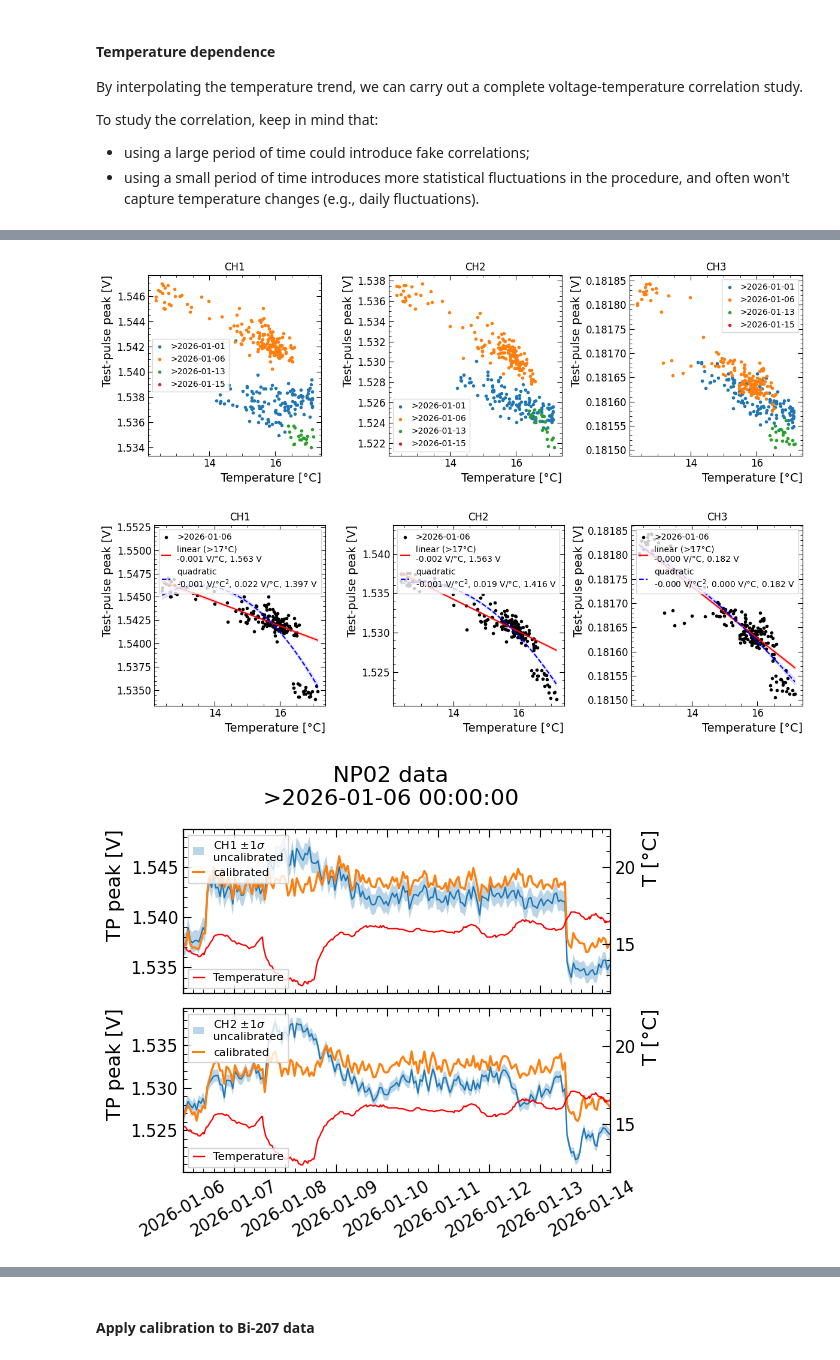
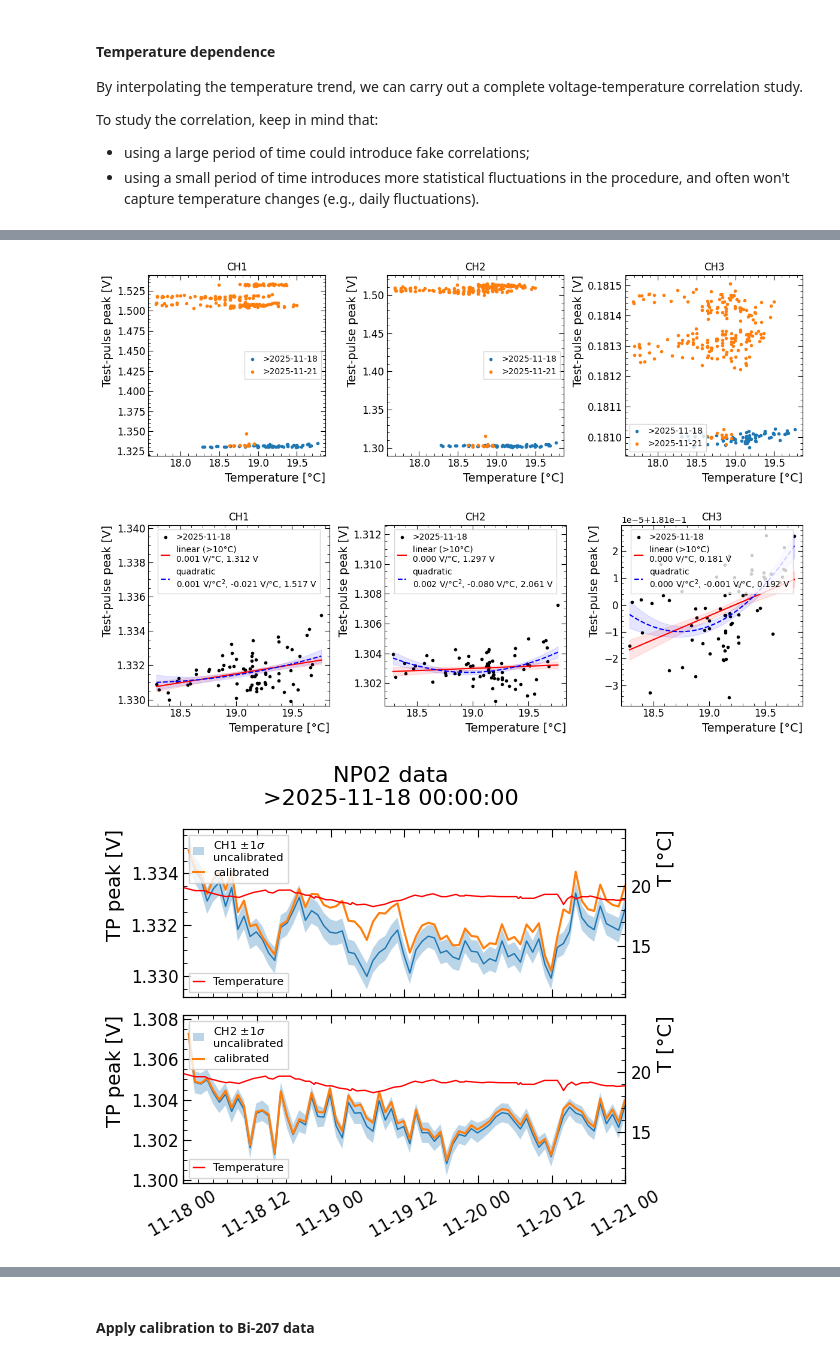
Before and after one commit to rtriozzi/pmana, a Jupyter notebook: notebooks/calibration/pmana_CERN_calibration.ipynb, the cells around one changed output, grey strips where cells are left out. Drawn from its saved outputs; the diff is of its cells as text; code cells hidden in the pictures.

```diff
--- a/notebooks/calibration/pmana_CERN_calibration.ipynb
+++ b/notebooks/calibration/pmana_CERN_calibration.ipynb
@@ -72,6 +126,7 @@ Temperatures['Date'] = pandas.to_datetime(
     utc=True
 )
 Temperatures = Temperatures.drop_duplicates()
+Temperatures = Temperatures.sort_values(by=['Date'])
 # %%
 # analyze campaign
 Output = pmana.utils.anatestdata.IterateCERN(
@@ -176,14 +232,22 @@ plt.show()
 fig, axes = plt.subplots(figsize=(4*3, 4), ncols=3, layout='tight')
 
 DateLowLimits = [
+  # november
+  datetime.datetime(2025, 11, 18),
+  datetime.datetime(2025, 11, 21)
+  # # december
   # datetime.datetime(2025, 12, 5),
   # datetime.datetime(2025, 12, 11),
   # datetime.datetime(2025, 12, 19),
   # datetime.datetime(2025, 12, 24)
-  datetime.datetime(2026, 1, 1),
-  datetime.datetime(2026, 1, 6, 12),
-  datetime.datetime(2026, 1, 13, 12),
-  datetime.datetime(2026, 1, 15)
+  # # january
+  # datetime.datetime(2026, 1, 1),
+  # datetime.datetime(2026, 1, 6, 12),
+  # datetime.datetime(2026, 1, 13, 12),
+  # datetime.datetime(2026, 1, 15)
+  # # january v2
+  # datetime.datetime(2026, 1, 17),
+  # datetime.datetime(2026, 1, 21),
 ]
 
 for i in range(len(DateLowLimits)):
@@ -204,7 +268,7 @@ for i in range(len(DateLowLimits)):
 
 plt.show()
 # %% [output]
-[figure, old version]
+[figure, new version]
 # %%
 def linear(T, a, b):
     return a*T + b
@@ -232,8 +296,17 @@ def quadratic_band(T, cov):
 # %%
 fig, axes = plt.subplots(figsize=(4*3, 4), ncols=3, layout='tight')
 
-LowDate = datetime.datetime(2026, 1, 6, 12)
-Mask = (Output['Date'] > LowDate)
+# november
+LowDate = datetime.datetime(2025, 11, 18)
+HighDate = datetime.datetime(2025, 11, 21)
+Mask = (Output['Date'] > LowDate) & (Output['Date'] < HighDate)
+# # december
+# LowDate = datetime.datetime(2026, 1, 17)
+# HighDate = datetime.datetime(2026, 1, 21)
+# Mask = (Output['Date'] > LowDate) & (Output['Date'] < HighDate)
+# # january
+# LowDate = datetime.datetime(2026, 1, 6, 12)
+# Mask = (Output['Date'] > LowDate)
 
 LinearCalibration = []
 QuadraticCalibration = []
@@ -247,16 +320,23 @@ for i, ax in enumerate(axes):
   x = Output[Mask]['T'].values
   y = Output[Mask][f'Peak_CH{i+1}'].values
 
-  # linear
-  MaskFit = (x < 16.5)
+  ## linear
+  # november
+  Temp = 10
+  MaskFit = (x > Temp)
+  # # december
+  # MaskFit = (x < 100)
+  # # january
+  # Temp = 17
+  # MaskFit = (x < HighTemp)
   par, cov = scipy.optimize.curve_fit(linear, x[MaskFit], y[MaskFit]); LinearCalibration.append(par)
   domain = numpy.linspace(min(x), max(x), 100)
   ax.plot(domain, linear(domain, *par), c='red', lw=1.5,
-          label=f'linear (>17°C)\n{par[0]:.3f} V/°C, {par[1]:.3f} V')
+          label=f'linear (>{Temp}°C)\n{par[0]:.3f} V/°C, {par[1]:.3f} V')
   err_lin = linear_band(domain, cov)
   ax.fill_between(domain, linear(domain, *par) - err_lin, linear(domain, *par) + err_lin, color='red', alpha=0.1)
 
-  # poly
+  ### poly
   parpoly, covpoly = scipy.optimize.curve_fit(quadratic, x, y); QuadraticCalibration.append(parpoly)
   ax.plot(domain, quadratic(domain, *parpoly), c='blue', lw=1.5, ls='--',
           label=f'quadratic\n{parpoly[0]:.3f} V/°C$^2$, {parpoly[1]:.3f} V/°C, {parpoly[2]:.3f} V')
@@ -271,7 +351,7 @@ for i, ax in enumerate(axes):
 
 plt.show()
 # %% [output]
-[figure, old version]
+[figure, new version]
 # %%
 def ApplyCalibration(peak, T, par, mode='linear'):
 
@@ -301,8 +381,17 @@ def ApplyCalibration(peak, T, par, mode='linear'):
 # %%
 fig, ax = plt.subplots(figsize=(6, 2.5*2), nrows=2, layout='tight')
 
-LowDate = datetime.datetime(2026, 1, 6)
-Mask = (Output.Date > LowDate)
+# november
+LowDate = datetime.datetime(2025, 11, 18)
+HighDate = datetime.datetime(2025, 11, 21)
+Mask = (Output.Date > LowDate) & (Output.Date < HighDate)
+# # december
+# LowDate = datetime.datetime(2025, 12, 1)
+# Mask = (Output.Date > LowDate)
+# # juanary
+# LowDate = datetime.datetime(2026, 1, 17)
+# HighDate = datetime.datetime(2026, 1, 21)
+# Mask = (Output.Date > LowDate) & (Output.Date < HighDate)
 OutputMasked = Output[Mask].copy()
 
 # the time range is important: you need a reference temperature
@@ -336,35 +425,35 @@ OutputMasked['Peak_CH2_Cal_Poly'] = ApplyCalibration(
 # CH1
 ax[0].plot(OutputMasked.Date, OutputMasked.Peak_CH1, lw=1)
 ax[0].fill_between(OutputMasked.Date, OutputMasked.Peak_CH1-OutputMasked.Err_Peak_CH1,  OutputMasked.Peak_CH1+OutputMasked.Err_Peak_CH1, alpha=0.3, label='CH1 $\\pm1\\sigma$\nuncalibrated')
 ax[0].plot(OutputMasked.Date, OutputMasked.Peak_CH1_Cal, lw=1.5, label='calibrated')
 # ax[0].plot(OutputMasked.Date, OutputMasked.Peak_CH1_Cal_Poly, lw=1.5, ls=':', label='quadratic')
 pmana.utils.plotting.UpdateMatplotlibStyle(ax[0], None, 'TP peak [V]')
 ax[0].set_xticklabels([])
 
 # CH2
 ax[1].plot(OutputMasked.Date, OutputMasked.Peak_CH2, lw=1)
 ax[1].fill_between(OutputMasked.Date, OutputMasked.Peak_CH2-OutputMasked.Err_Peak_CH2,  OutputMasked.Peak_CH2+OutputMasked.Err_Peak_CH2, alpha=0.3, label='CH2 $\\pm1\\sigma$\nuncalibrated')
 ax[1].plot(OutputMasked.Date, OutputMasked.Peak_CH2_Cal, lw=1.5, label='calibrated')
 # ax[1].plot(OutputMasked.Date, OutputMasked.Peak_CH2_Cal_Poly, lw=1.5, ls=':', label='quadratic')
 pmana.utils.plotting.UpdateMatplotlibStyle(ax[1], None, 'TP peak [V]')
 
 for a in ax:
     # gfx
     a.legend(frameon=True, fancybox=False, handlelength=1, fontsize=8, loc='upper left')
     a.tick_params(axis='x', labelrotation=30)
-    a.set_xlim(LowDate, Output['Date'].iloc[-1])
+    a.set_xlim(LowDate, HighDate)
 
     # plot temperatures
     a2 = a.twinx()
     a2.plot(Temperatures['Date'][::10], Temperatures['T'][::10], c='red', label='Temperature', zorder=-3, lw=1)
     pmana.utils.plotting.UpdateMatplotlibStyle(a2, None, 'T [°C]')
     a2.legend(frameon=True, fancybox=False, handlelength=1, fontsize=8, loc='lower left')
 
 fig.suptitle(f'NP02 data\n>{LowDate}', fontsize=16)
 
 plt.show()
 # %% [output]
-[figure, old version]
+[figure, new version]
 # %%
 fig, ax = plt.subplots(figsize=(3.3, 3.3))
 
```
Also changed, not shown: parts of 63 cells of this notebook, 3 other files.
